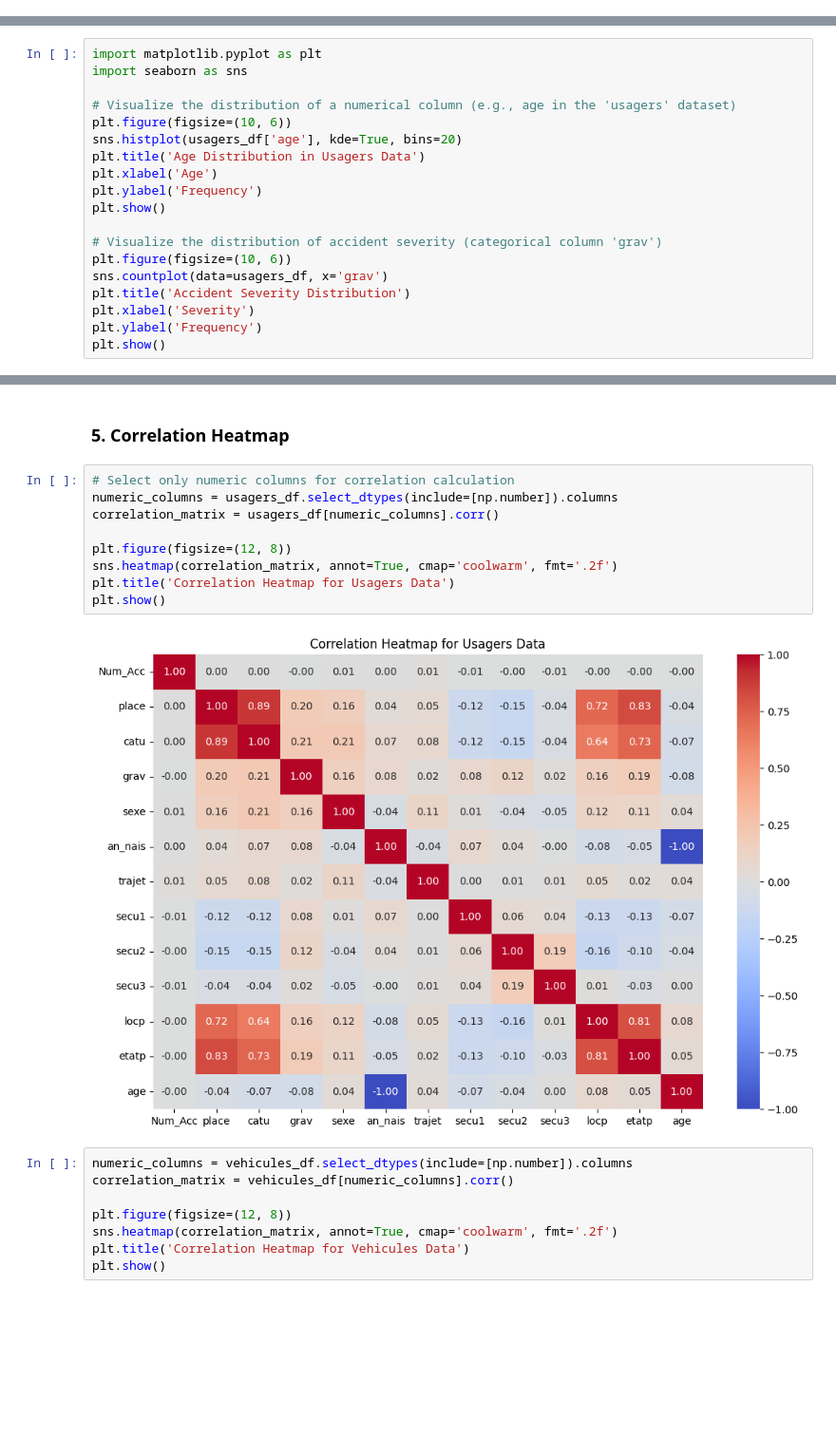
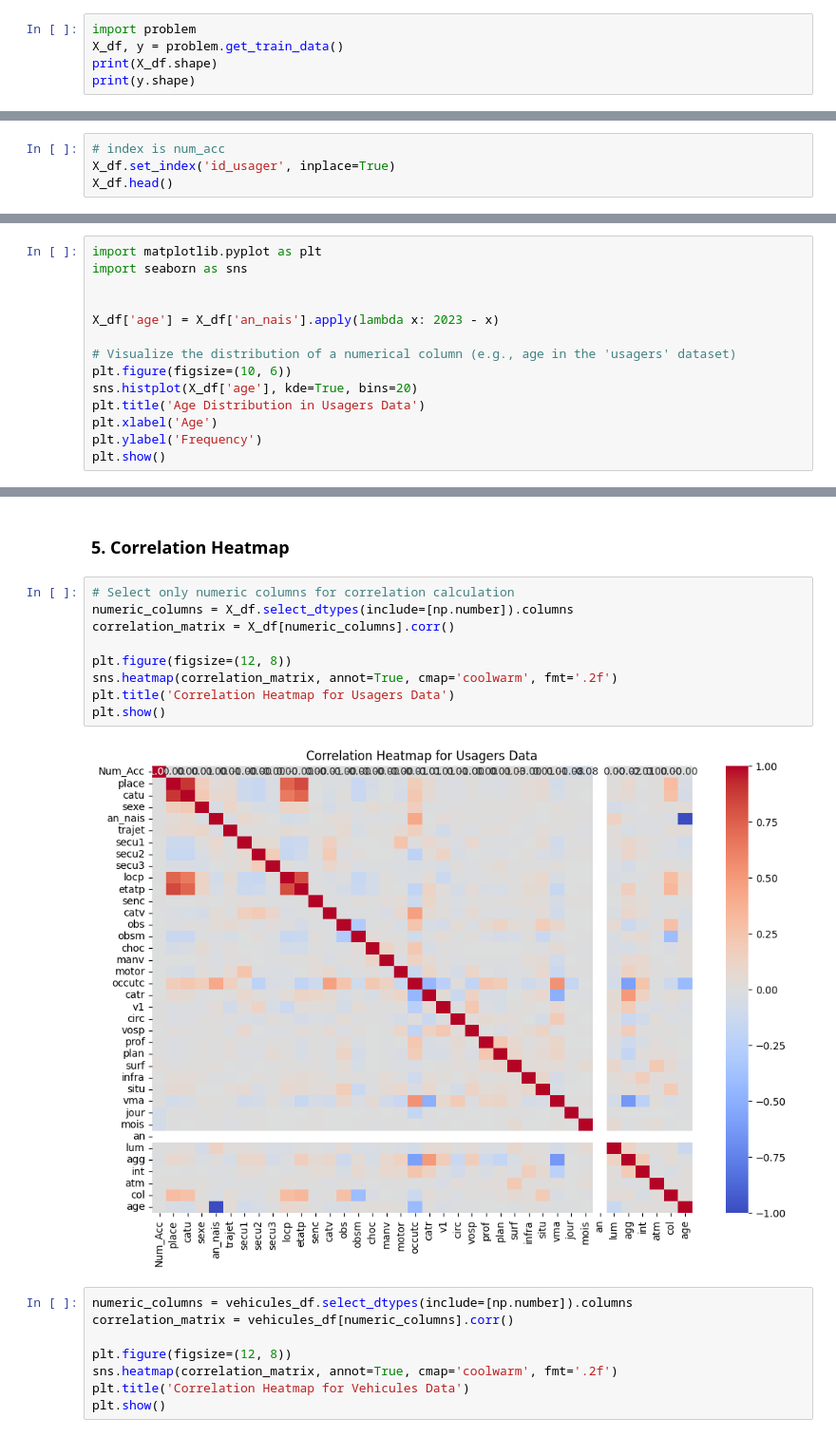
Before and after one commit to AmirBraham/ramp-challenge, a Jupyter notebook: template_starting_kit.ipynb, the cells around one changed output, grey strips where cells are left out. Shown at 95% size. Drawn from its saved outputs; the diff is of its cells as text; blank space fills up the shorter version.

```diff
--- a/template_starting_kit.ipynb
+++ b/template_starting_kit.ipynb
@@ -275,0 +232,5 @@ caract_df['adr'] = caract_df['adr'].fillna(caract_df['adr'].mode()[0])
+# %%
+import problem
+X_df, y = problem.get_train_data()
+print(X_df.shape)
+print(y.shape)
@@ -275,0 +240,4 @@ caract_df['adr'] = caract_df['adr'].fillna(caract_df['adr'].mode()[0])
+# %%
+# index is num_acc
+X_df.set_index('id_usager', inplace=True)
+X_df.head()
@@ -289,19 +289,14 @@ usagers_df['age'] = current_year - usagers_df['an_nais']
 import matplotlib.pyplot as plt
 import seaborn as sns
 
+
+X_df['age'] = X_df['an_nais'].apply(lambda x: 2023 - x)
+
 # Visualize the distribution of a numerical column (e.g., age in the 'usagers' dataset)
 plt.figure(figsize=(10, 6))
-sns.histplot(usagers_df['age'], kde=True, bins=20)
+sns.histplot(X_df['age'], kde=True, bins=20)
 plt.title('Age Distribution in Usagers Data')
 plt.xlabel('Age')
 plt.ylabel('Frequency')
 plt.show()
-
-# Visualize the distribution of accident severity (categorical column 'grav')
-plt.figure(figsize=(10, 6))
-sns.countplot(data=usagers_df, x='grav')
-plt.title('Accident Severity Distribution')
-plt.xlabel('Severity')
-plt.ylabel('Frequency')
-plt.show()
 # %% [output]
@@ -311,15 +384,15 @@ plt.show()
 ### 5. Correlation Heatmap
 # %%
 # Select only numeric columns for correlation calculation
-numeric_columns = usagers_df.select_dtypes(include=[np.number]).columns
-correlation_matrix = usagers_df[numeric_columns].corr()
+numeric_columns = X_df.select_dtypes(include=[np.number]).columns
+correlation_matrix = X_df[numeric_columns].corr()
 
 plt.figure(figsize=(12, 8))
 sns.heatmap(correlation_matrix, annot=True, cmap='coolwarm', fmt='.2f')
 plt.title('Correlation Heatmap for Usagers Data')
 plt.show()
 # %% [output]
-[figure, old version]
+[figure, new version]
 # %%
 numeric_columns = vehicules_df.select_dtypes(include=[np.number]).columns
 correlation_matrix = vehicules_df[numeric_columns].corr()
```
Also changed, not shown: parts of 24 cells of this notebook, 2 other files.
